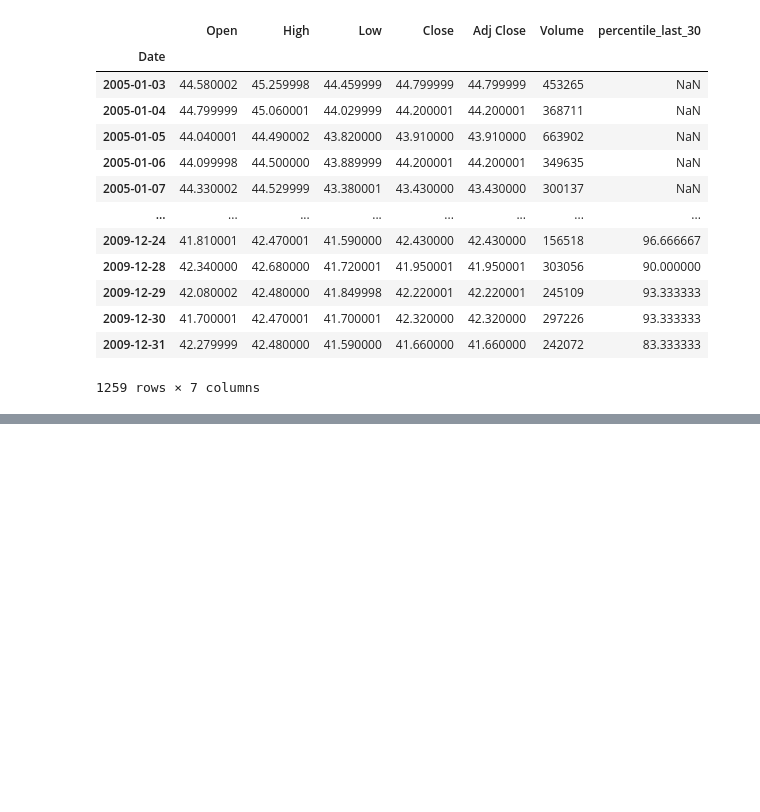
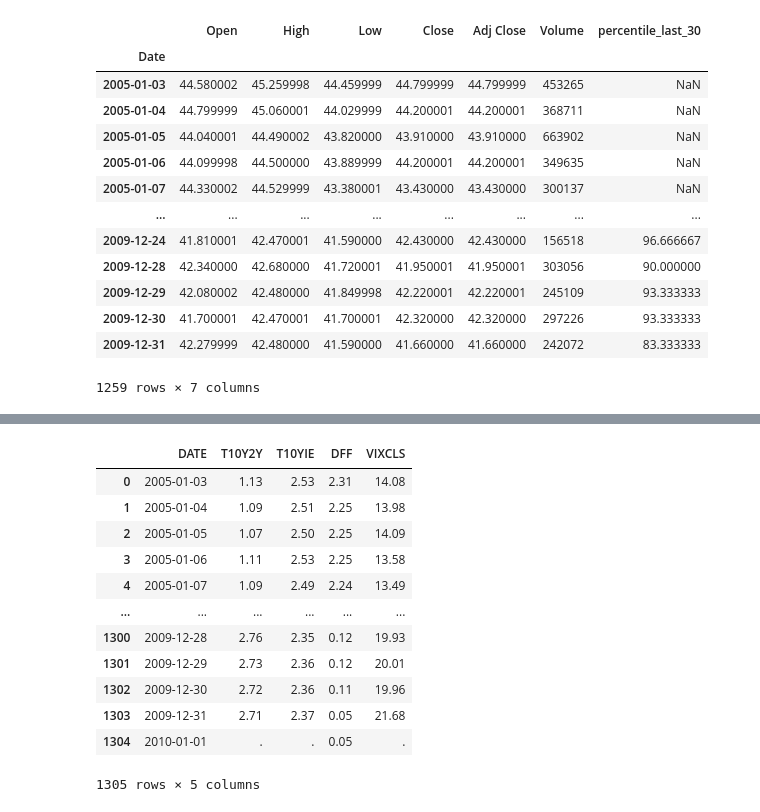
Before and after one commit to alchemicHen/i320D_ML_Final, a Jupyter notebook: data_collection_engineering.ipynb, the cells around one changed output, grey strips where cells are left out. Drawn from its saved outputs; the diff is of its cells as text; code cells hidden in the pictures; blank space fills up the shorter version.

```diff
--- a/data_collection_engineering.ipynb
+++ b/data_collection_engineering.ipynb
@@ -124,0 +166,17 @@ df
+# %%
+period1_macro = period1_macro.dropna()
+period1_macro
+# %% [output]
+|  | DATE | T10Y2Y | T10YIE | DFF | VIXCLS |
+| 0 | 2005-01-03 | 1.13 | 2.53 | 2.31 | 14.08 |
+| 1 | 2005-01-04 | 1.09 | 2.51 | 2.25 | 13.98 |
+| 2 | 2005-01-05 | 1.07 | 2.50 | 2.25 | 14.09 |
+| 3 | 2005-01-06 | 1.11 | 2.53 | 2.25 | 13.58 |
+| 4 | 2005-01-07 | 1.09 | 2.49 | 2.24 | 13.49 |
+| ... | ... | ... | ... | ... | ... |
+| 1300 | 2009-12-28 | 2.76 | 2.35 | 0.12 | 19.93 |
+| 1301 | 2009-12-29 | 2.73 | 2.36 | 0.12 | 20.01 |
+| 1302 | 2009-12-30 | 2.72 | 2.36 | 0.11 | 19.96 |
+| 1303 | 2009-12-31 | 2.71 | 2.37 | 0.05 | 21.68 |
+| 1304 | 2010-01-01 | . | . | 0.05 | . |
+1305 rows × 5 columns
```
Also changed, not shown: parts of 5 cells of this notebook, 1 other file.
